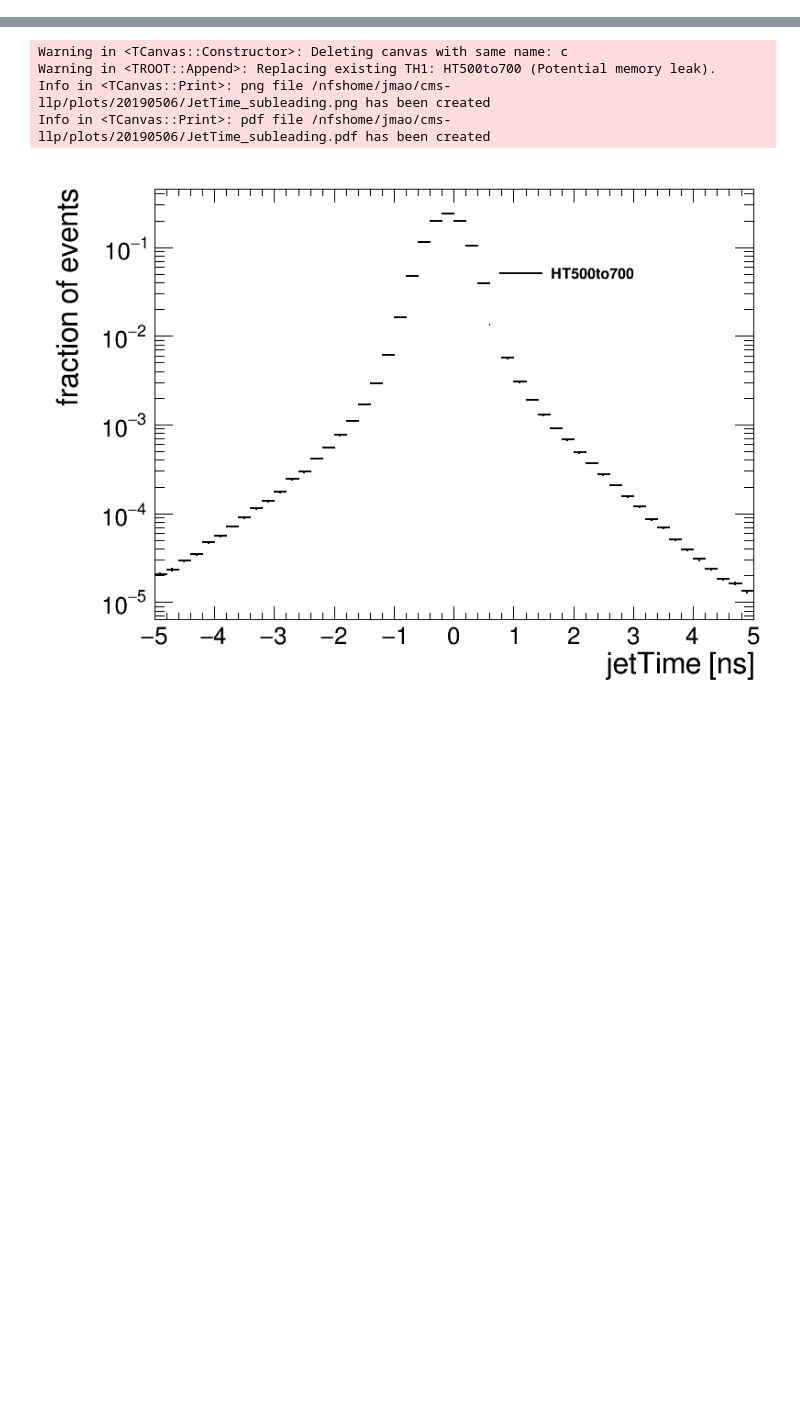
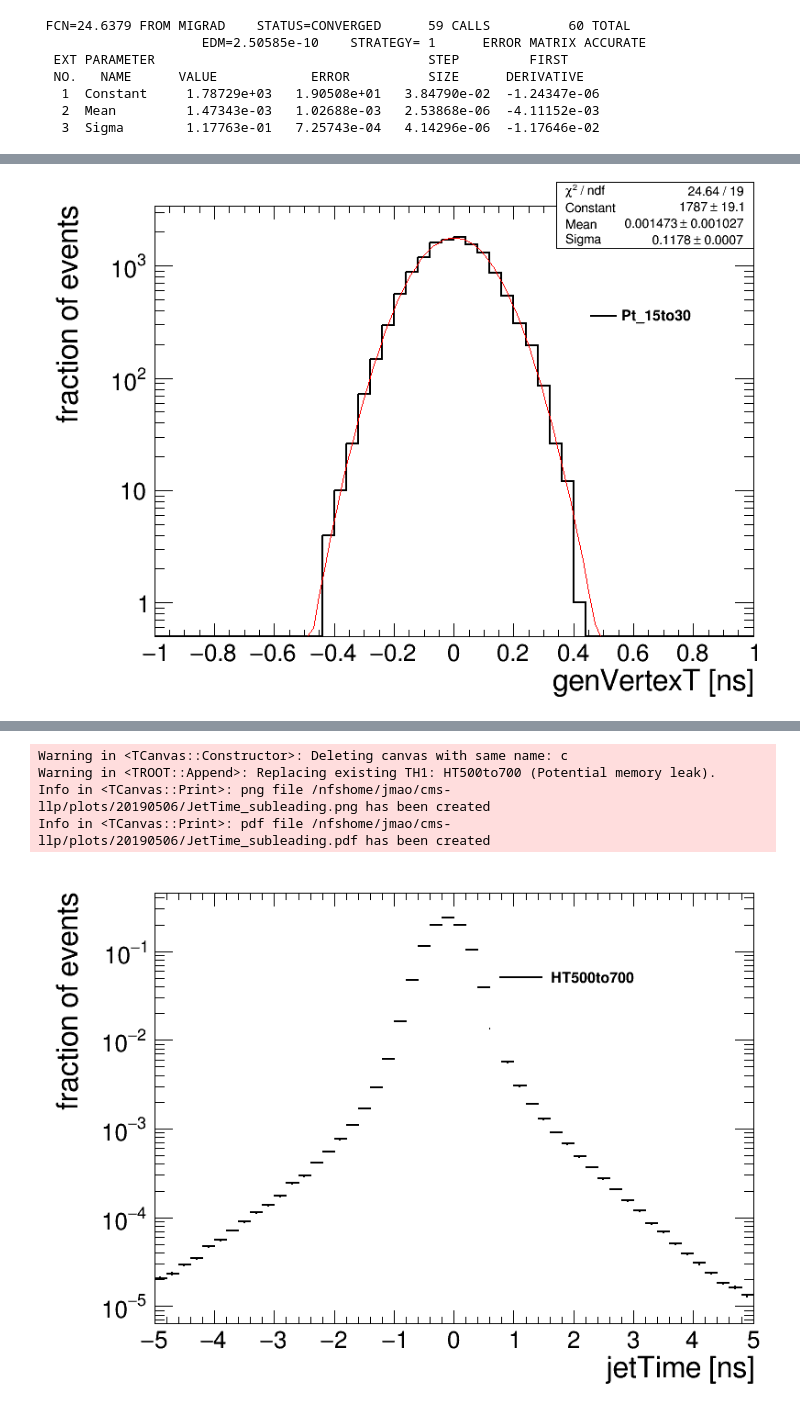
Before and after one commit to cms-lpc-llp/delayed_jet_analyzer, a Jupyter notebook: plot_scripts/event_selection/QCD_Inclusive_timing_study_193psBS_ETL.ipynb, the cells around one changed output, grey strips where cells are left out. Drawn from its saved outputs; the diff is of its cells as text; code cells hidden in the pictures; blank space fills up the shorter version.

```diff
--- a/plot_scripts/event_selection/QCD_Inclusive_timing_study.ipynb
+++ b/plot_scripts/event_selection/QCD_Inclusive_timing_study_193psBS_ETL.ipynb
@@ -100,0 +130,34 @@ Info in <TCanvas::Print>: pdf file /nfshome/jmao/cms-llp/plots/20190506/JetTime_
+# %%
+# plot gen jet time
+c = rt.TCanvas('c','c', 800, 600)
+leg = rt.TLegend(0.75,0.68,0.95,0.80);
+leg.SetTextSize(0.03)
+rt.gStyle.SetOptStat(0000)
+i = 0
+
+jetTime = tree['genVertexT'].array()
+# weight = tree['weight'].array()
+t = jetTime
+ht0 = create_TH1D( t, axis_title=['genVertexT [ns]', 'fraction of events'], name=PT, binning=[50,-1,1])
+ht0.SetLineColor(std_color_list[i])
+ht0.SetMarkerColor(std_color_list[i])
+
+
+leg.AddEntry(ht0,PT)
+leg.SetBorderSize(0)
+
+ht0.DrawNormalized('')
+ht0.Fit('gaus')
+
+leg.Draw()
+c.SetLogy()
+c.Draw()
+c.SaveAs(out_dir+'QCD_Gen_Vtx_Time.png')
+# %% [output]
+ FCN=24.6379 FROM MIGRAD    STATUS=CONVERGED      59 CALLS          60 TOTAL
+                     EDM=2.50585e-10    STRATEGY= 1      ERROR MATRIX ACCURATE
+  EXT PARAMETER                                   STEP         FIRST
+  NO.   NAME      VALUE            ERROR          SIZE      DERIVATIVE
+   1  Constant     1.78729e+03   1.90508e+01   3.84790e-02  -1.24347e-06
+   2  Mean         1.47343e-03   1.02688e-03   2.53868e-06  -4.11152e-03
+   3  Sigma        1.17763e-01   7.25743e-04   4.14296e-06  -1.17646e-02
@@ -100,0 +167 @@ Info in <TCanvas::Print>: pdf file /nfshome/jmao/cms-llp/plots/20190506/JetTime_
+[figure, added]
```
Also changed, not shown: parts of 42 cells of this notebook, 1 other file.
